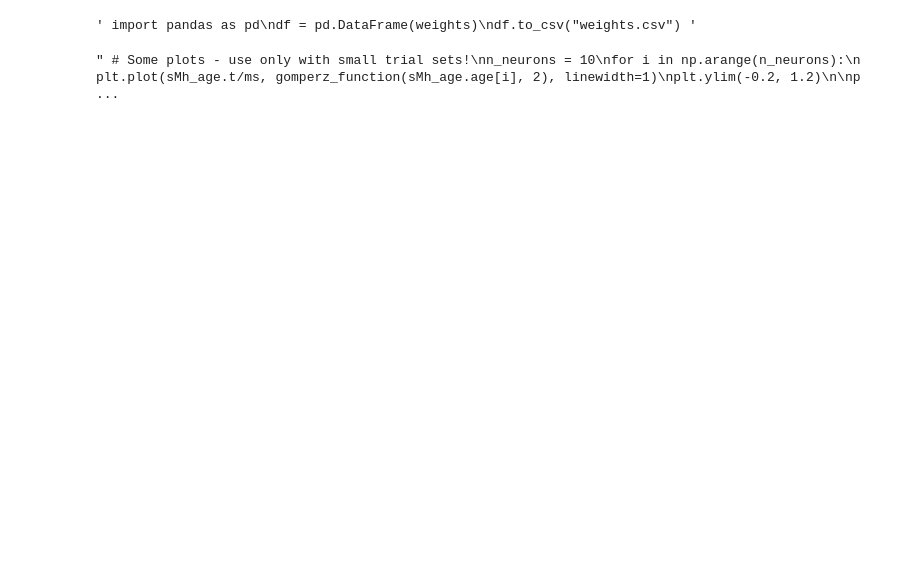
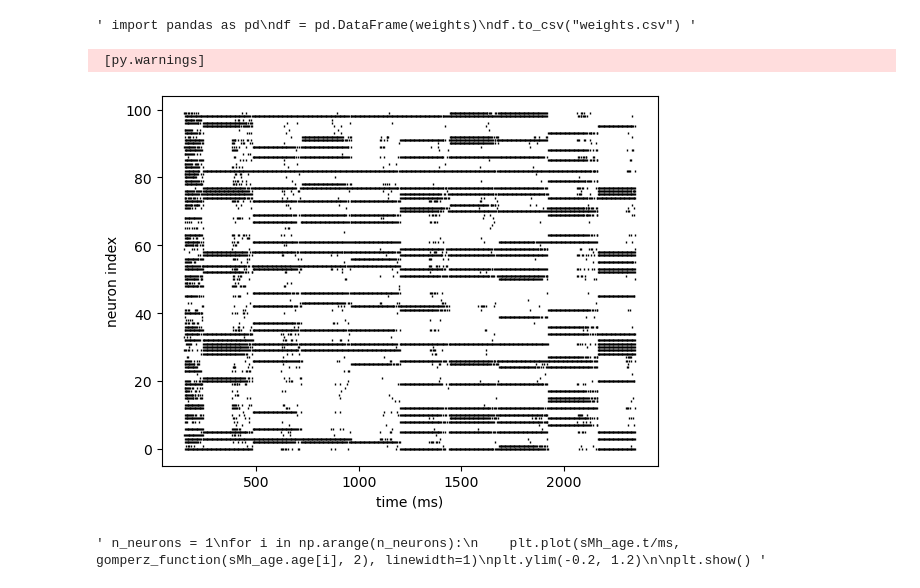
Before and after one commit to danvdm/spikingdentategyrus, a Jupyter notebook: scripts/train.ipynb, the cells around one changed output. Drawn from its saved outputs; the diff is of its cells as text; code cells hidden in the pictures; blank space fills up the shorter version.

```diff
--- a/scripts/train.ipynb
+++ b/scripts/train.ipynb
@@ -134,22 +152,23 @@ df.to_csv("weights.csv") """
 # %% [output]
 ' import pandas as pd\ndf = pd.DataFrame(weights)\ndf.to_csv("weights.csv") '
 # %%
-""" # Some plots - use only with small trial sets!
-n_neurons = 10
+t_start = 1
+t_stop = 9
+precision = 1
+idx_start = np.where(np.round(Mv.t, precision) == np.round(time_points_dict["T"+str(t_start)+"_s"]/second, precision))[0][0]
+idx_stop = np.where(np.round(Mv.t, precision) == np.round(time_points_dict["T"+str(t_stop)+"_e"]/second-0.01, precision))[0][0]
+plot_raster(Mv.i[idx_start:idx_stop], Mv.t[idx_start:idx_stop], markersize=2,marker='|', color='k', mew=1)
+plt.show()
+
+
+# Some plots - use only with small trial sets!
+""" n_neurons = 1
 for i in np.arange(n_neurons):
     plt.plot(sMh_age.t/ms, gomperz_function(sMh_age.age[i], 2), linewidth=1)
 plt.ylim(-0.2, 1.2)
 
-plt.show()
-
-for i in np.arange(n_neurons):
-    plt.plot(sMhh.t/ms, sMhh.q[i], label='Neuron ' + str(i), linewidth=0.5)
-#plt.ylim(0, 0.01)
-#plt.legend(loc=2, prop={'size': 8})
-
-plt.show()
-
-#plot_raster(Mh.i, Mh.t, markersize=2,marker='|', color='k', mew=1)
-#plt.show() """
+plt.show() """
 # %% [output]
-" # Some plots - use only with small trial sets!\nn_neurons = 10\nfor i in np.arange(n_neurons):\n    plt.plot(sMh_age.t/ms, gomperz_function(sMh_age.age[i], 2), linewidth=1)\nplt.ylim(-0.2, 1.2)\n\np ...
+ [py.warnings]
+[figure, added]
+' n_neurons = 1\nfor i in np.arange(n_neurons):\n    plt.plot(sMh_age.t/ms, gomperz_function(sMh_age.age[i], 2), linewidth=1)\nplt.ylim(-0.2, 1.2)\n\nplt.show() '
```
Also changed, not shown: parts of 10 cells of this notebook, 20 other files.
